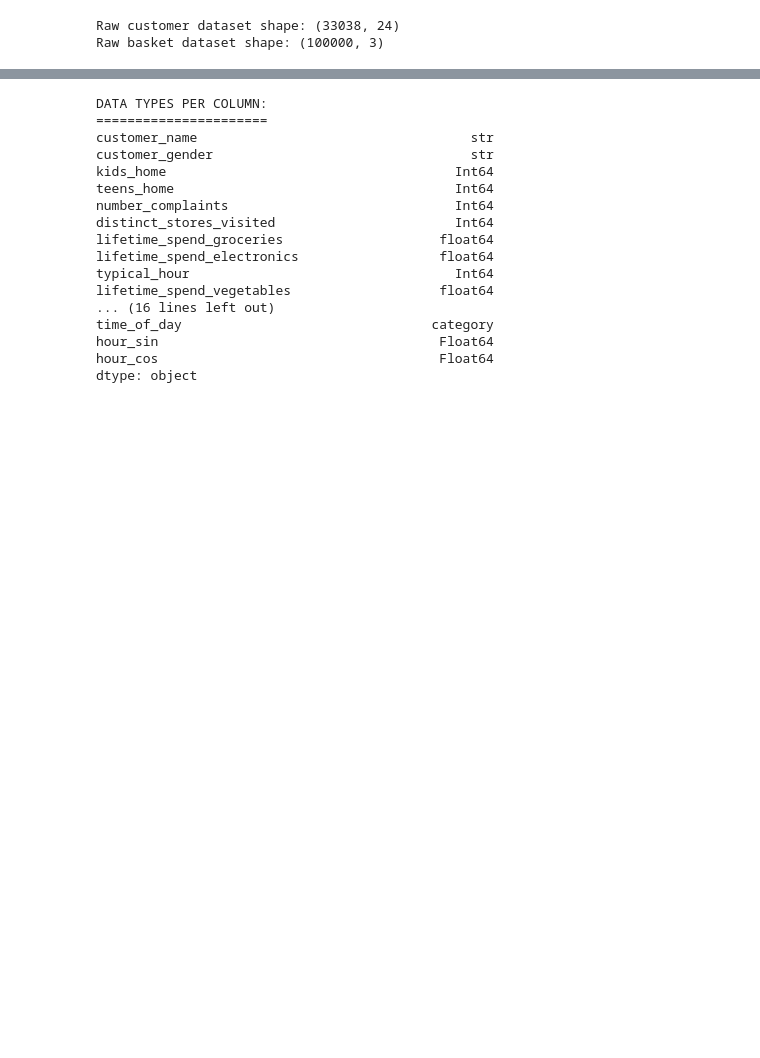
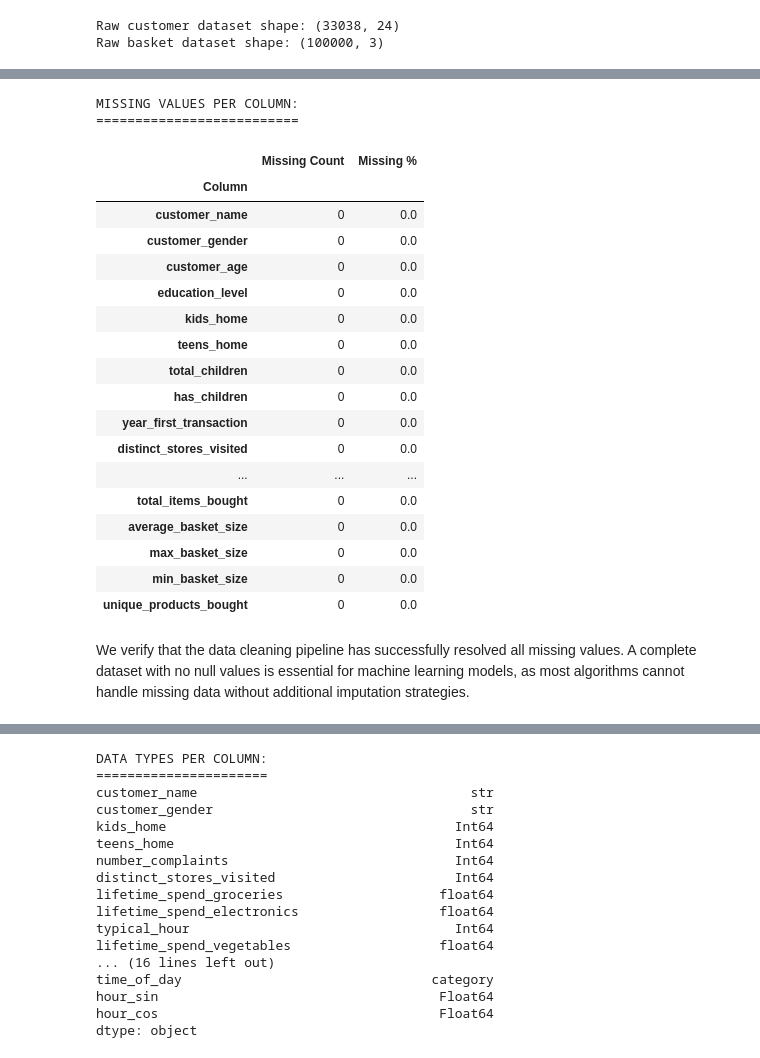
Before and after one commit to tiago2806/ml_project, a Jupyter notebook: notebooks/02_Data_Preprocessing.ipynb, the cells around one changed output, grey strips where cells are left out. Drawn from its saved outputs; the diff is of its cells as text; code cells hidden in the pictures; blank space fills up the shorter version.

```diff
--- a/notebooks/02_Data_Preprocessing.ipynb
+++ b/notebooks/02_Data_Preprocessing.ipynb
@@ -147,3 +150,37 @@ In this section, we perform validation checks on our preprocessed dataset (`clea
+# %%
+print('MISSING VALUES PER COLUMN:')
+print('==========================')
+missing_df = pd.DataFrame({
+    'Column': final_df.columns,
+    'Missing Count': final_df.isnull().sum().values,
+    'Missing %': (final_df.isnull().sum().values / len(final_df) * 100).round(2)
+})
+display(missing_df.set_index('Column'))
+# %% [output]
+MISSING VALUES PER COLUMN:
+==========================
+|  | Missing Count | Missing % |
+| Column |  |  |
+| customer_name | 0 | 0.0 |
+| customer_gender | 0 | 0.0 |
+| customer_age | 0 | 0.0 |
+| education_level | 0 | 0.0 |
+| kids_home | 0 | 0.0 |
+| teens_home | 0 | 0.0 |
+| total_children | 0 | 0.0 |
+| has_children | 0 | 0.0 |
+| year_first_transaction | 0 | 0.0 |
+| distinct_stores_visited | 0 | 0.0 |
+| ... | ... | ... |
+| total_items_bought | 0 | 0.0 |
+| average_basket_size | 0 | 0.0 |
+| max_basket_size | 0 | 0.0 |
+| min_basket_size | 0 | 0.0 |
+| unique_products_bought | 0 | 0.0 |
+# %% [markdown]
+We verify that the data cleaning pipeline has successfully resolved all missing values. A complete dataset
+with no null values is essential for machine learning models, as most algorithms cannot handle missing data
+without additional imputation strategies.
 # %%
 print('MISSING VALUES PER COLUMN:')
 print('==========================')
```
Also changed, not shown: parts of 24 cells of this notebook, 2 other files.
